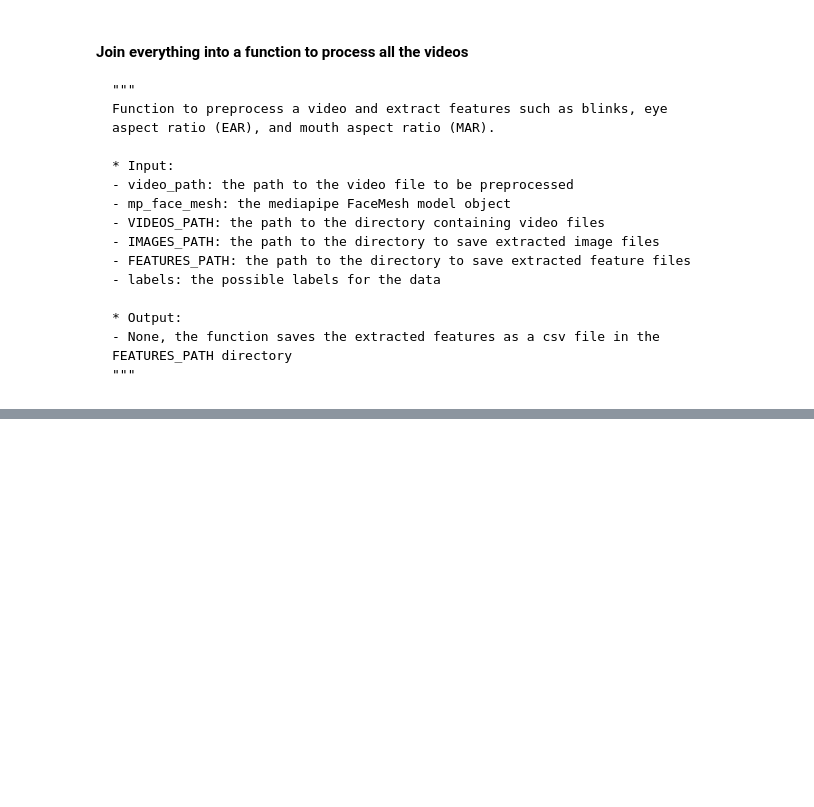
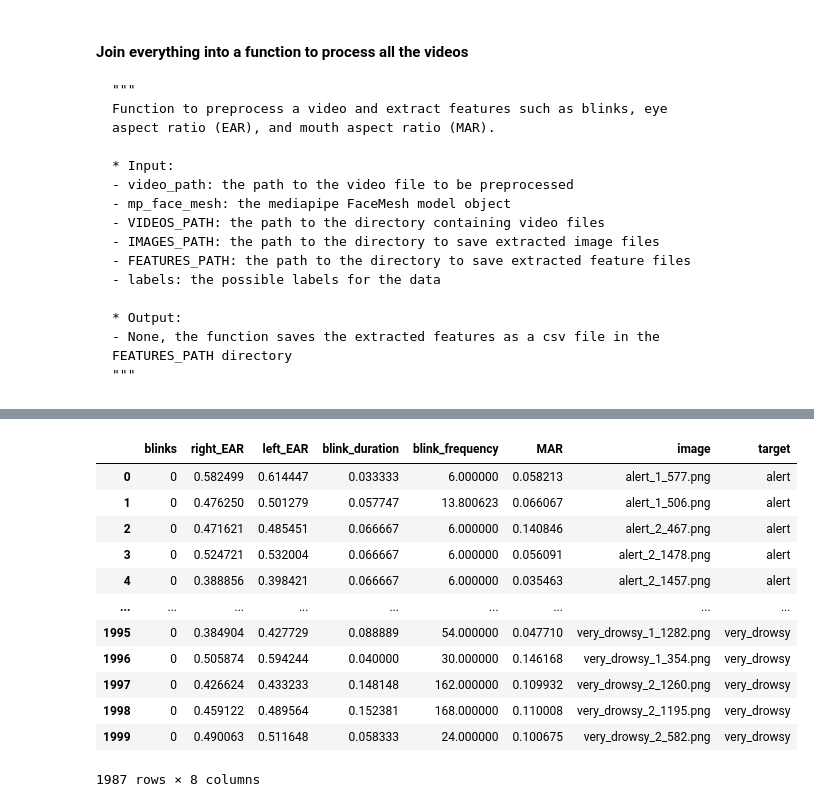
Before and after one commit to carlotala/TFG_BA_project_code, a Jupyter notebook: data_preprocess.ipynb, the cells around one changed output, grey strips where cells are left out. Saved outputs shown, nothing was run; the diff lists cells and outputs as text; code cells hidden in the pictures; blank space fills up the shorter version.

```diff
--- a/data_preprocess.ipynb
+++ b/data_preprocess.ipynb
@@ -996,0 +1245,31 @@ Image files copied/moved to the destination directory.
+# %%
+# Guardar csv solo con las filas que tienen imágenes en la muestra (en algunas no detecta cara por lo que hay menos)
+
+csv_file = FEATURES_PATH+'/data_features_sampled.csv'
+image_folder = 'data/images/sample_cut_2/'
+
+# Cargar el archivo CSV
+df = pd.read_csv(csv_file)
+
+# Filtrar las filas que tienen una imagen correspondiente en la carpeta
+df_filtered = df[df['image'].apply(lambda x: os.path.exists(os.path.join(image_folder, x)))]
+
+# Guardar el nuevo archivo CSV con las filas filtradas
+filtered_csv_file = '/data_features_sampled_filtered_2.csv'
+df_filtered.to_csv(FEATURES_PATH+filtered_csv_file, index=False)
+# %%
+df_filtered
+# %% [output]
+|  | blinks | right_EAR | left_EAR | blink_duration | blink_frequency | MAR | image | target |
+| 0 | 0 | 0.582499 | 0.614447 | 0.033333 | 6.000000 | 0.058213 | alert_1_577.png | alert |
+| 1 | 0 | 0.476250 | 0.501279 | 0.057747 | 13.800623 | 0.066067 | alert_1_506.png | alert |
+| 2 | 0 | 0.471621 | 0.485451 | 0.066667 | 6.000000 | 0.140846 | alert_2_467.png | alert |
+| 3 | 0 | 0.524721 | 0.532004 | 0.066667 | 6.000000 | 0.056091 | alert_2_1478.png | alert |
+| 4 | 0 | 0.388856 | 0.398421 | 0.066667 | 6.000000 | 0.035463 | alert_2_1457.png | alert |
+| ... | ... | ... | ... | ... | ... | ... | ... | ... |
+| 1995 | 0 | 0.384904 | 0.427729 | 0.088889 | 54.000000 | 0.047710 | very_drowsy_1_1282.png | very_drowsy |
+| 1996 | 0 | 0.505874 | 0.594244 | 0.040000 | 30.000000 | 0.146168 | very_drowsy_1_354.png | very_drowsy |
+| 1997 | 0 | 0.426624 | 0.433233 | 0.148148 | 162.000000 | 0.109932 | very_drowsy_2_1260.png | very_drowsy |
+| 1998 | 0 | 0.459122 | 0.489564 | 0.152381 | 168.000000 | 0.110008 | very_drowsy_2_1195.png | very_drowsy |
+| 1999 | 0 | 0.490063 | 0.511648 | 0.058333 | 24.000000 | 0.100675 | very_drowsy_2_582.png | very_drowsy |
+1987 rows × 8 columns
```
Also changed, not shown: parts of 32 cells of this notebook.
